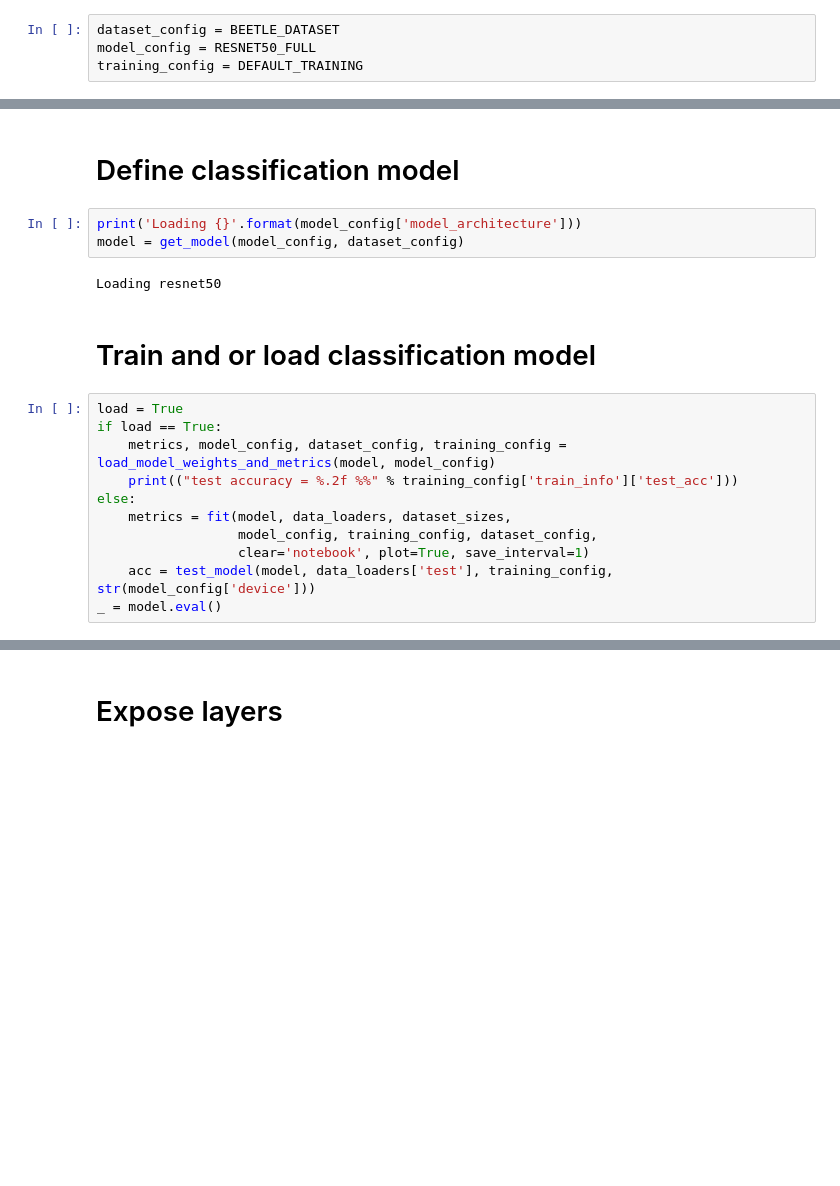
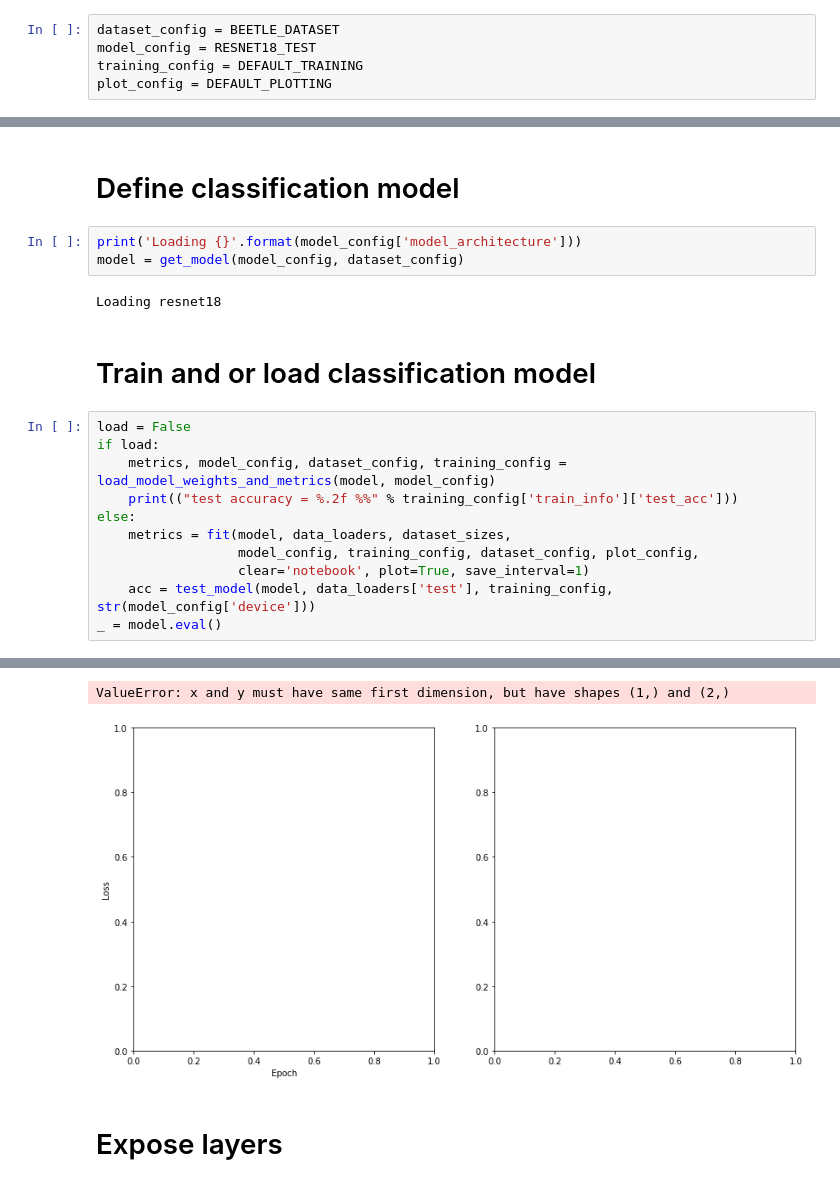
Before and after one commit to JackismyShephard/eternal-bugshine, a Jupyter notebook: playground.ipynb, the cells around one changed output, grey strips where cells are left out. Drawn from its saved outputs; the diff is of its cells as text; blank space fills up the shorter version.

Commit message:
config for plotting setup. Needs work in visual

```diff
--- a/playground.ipynb
+++ b/playground.ipynb
@@ -24,8 +24,9 @@ Things work a bit differently now. Below we import configuration dictionaries th
 These dictionaries are defined inside `src/utils/config.py`.
 # %%
 dataset_config = BEETLE_DATASET
-model_config = RESNET50_FULL
+model_config = RESNET18_TEST
 training_config = DEFAULT_TRAINING
+plot_config = DEFAULT_PLOTTING
 # %% [markdown]
 # Set up device and workers
 # %% [markdown]
@@ -46,17 +47,17 @@ dataset sizes: {'train': 8816, 'val': 2205, 'test': 2756}
 print('Loading {}'.format(model_config['model_architecture']))
 model = get_model(model_config, dataset_config)
 # %% [output]
-Loading resnet50
+Loading resnet18
 # %% [markdown]
 # Train and or load classification model
 # %%
-load = True
-if load == True:
+load = False
+if load:
     metrics, model_config, dataset_config, training_config = load_model_weights_and_metrics(model, model_config)
     print(("test accuracy = %.2f %%" % training_config['train_info']['test_acc']))
 else:
     metrics = fit(model, data_loaders, dataset_sizes,
-                  model_config, training_config, dataset_config,
+                  model_config, training_config, dataset_config, plot_config,
                   clear='notebook', plot=True, save_interval=1)
     acc = test_model(model, data_loaders['test'], training_config, str(model_config['device']))
 _ = model.eval()
@@ -65,3 +69,5 @@ test accuracy = 90.02 %
+ValueError: x and y must have same first dimension, but have shapes (1,) and (2,)
+[figure, added]
 # %% [markdown]
 # Expose layers
 # %%
```
Also changed, not shown: parts of 3 cells of this notebook, 4 other files.
